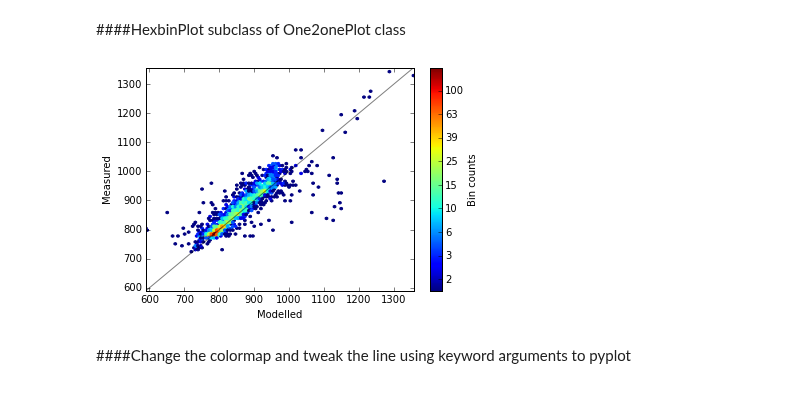
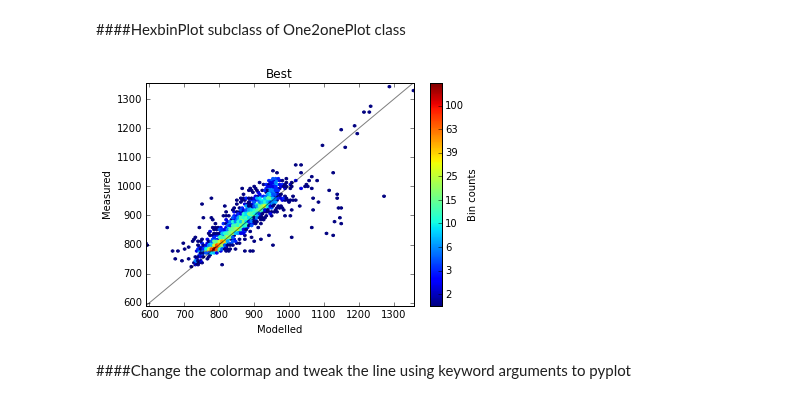
Before and after one commit to PESTools/pestools, a Jupyter notebook: examples/One2onePlot.ipynb, the cells around one changed output. Cells and saved outputs as stored; diff of their text form; code cells hidden in the pictures.

```diff
--- a/examples/One2onePlot.ipynb
+++ b/examples/One2onePlot.ipynb
@@ -70,9 +70,9 @@ fig.savefig('test_one2one.pdf')
 # %% [markdown]
 ####HexbinPlot subclass of One2onePlot class
 # %%
-fig, ax = res.plot_hexbin(['head_fair', 'wcrs1'])
+fig, ax = res.plot_hexbin(['head_fair', 'wcrs1'], title='Best')
 # %% [output]
-[figure, old version]
+[figure, new version]
 # %% [markdown]
 ####Change the colormap and tweak the line using keyword arguments to pyplot
 # %%
```
Also changed, not shown: parts of 1 cell of this notebook, 4 other files.
